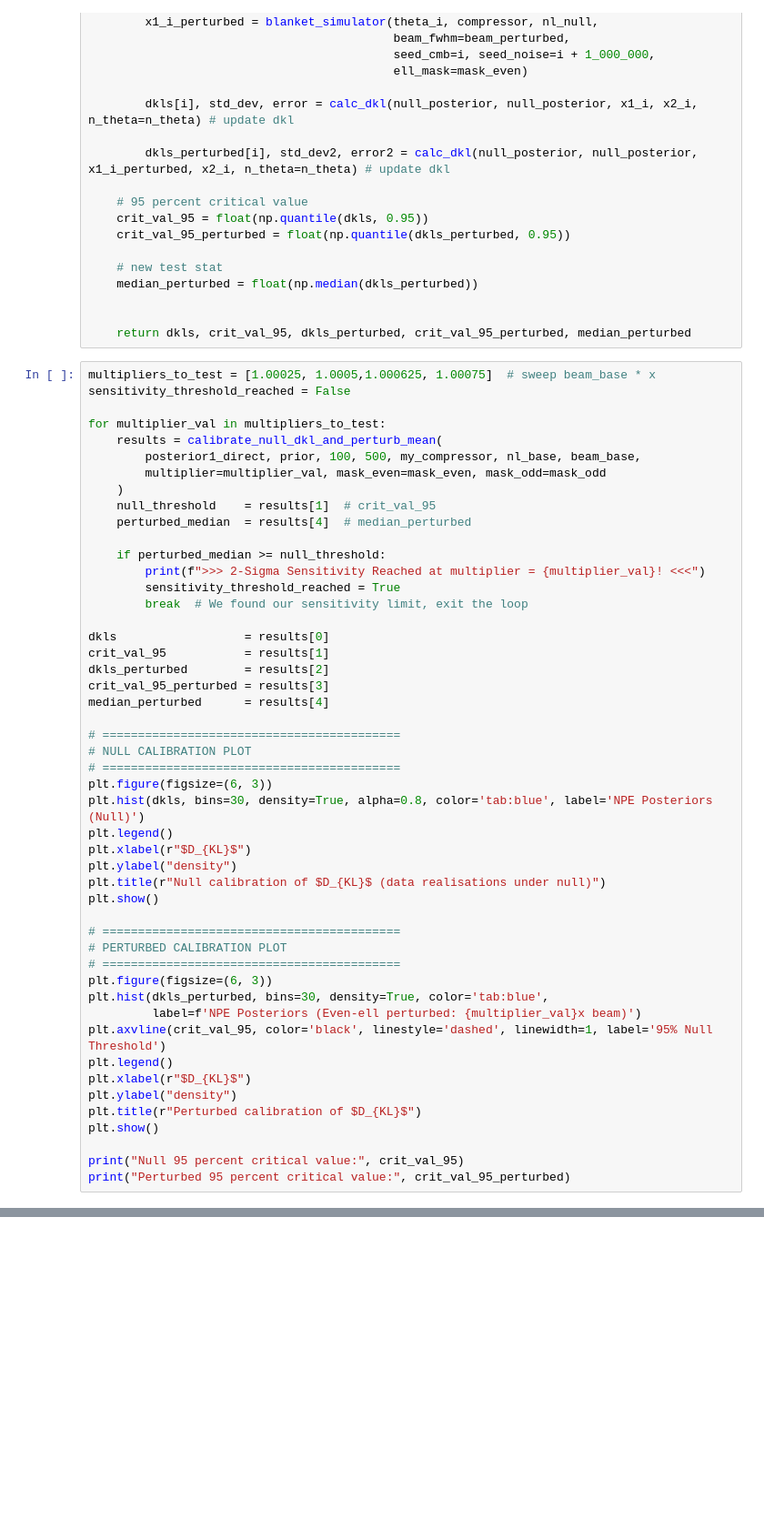
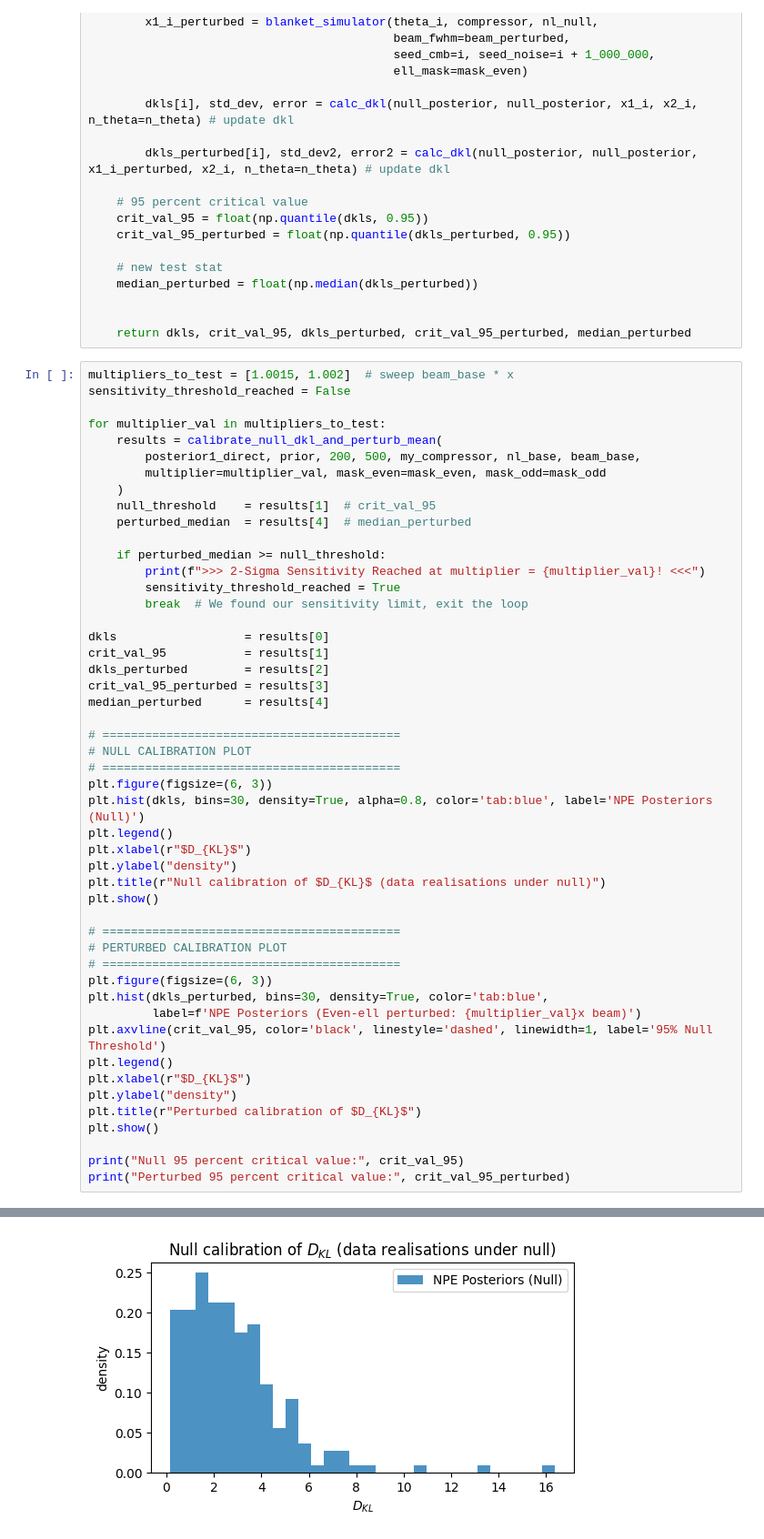
Before and after one commit to jayvasireddy/Part-III-Research-Project, a Jupyter notebook: CMB_Test_Beam_Miscalibration_Odd_Even_Split.ipynb, the cells around one changed output, grey strips where cells are left out. Shown at 91% size. Cells and saved outputs as stored; diff of their text form; blank space fills up the shorter version.

```diff
--- a/CMB_Test_Beam_Miscalibration_Odd_Even_Split.ipynb
+++ b/CMB_Test_Beam_Miscalibration_Odd_Even_Split.ipynb
@@ -775,12 +809,12 @@ def calibrate_null_dkl_and_perturb_mean(null_posterior, prior, N, n_theta, compr
 
     return dkls, crit_val_95, dkls_perturbed, crit_val_95_perturbed, median_perturbed
 # %%
-multipliers_to_test = [1.00025, 1.0005,1.000625, 1.00075]  # sweep beam_base * x
+multipliers_to_test = [1.0015, 1.002]  # sweep beam_base * x
 sensitivity_threshold_reached = False
 
 for multiplier_val in multipliers_to_test:
     results = calibrate_null_dkl_and_perturb_mean(
-        posterior1_direct, prior, 100, 500, my_compressor, nl_base, beam_base,
+        posterior1_direct, prior, 200, 500, my_compressor, nl_base, beam_base,
         multiplier=multiplier_val, mask_even=mask_even, mask_odd=mask_odd
     )
     null_threshold    = results[1]  # crit_val_95
@@ -823,3 +857,4 @@ plt.show()
 
 print("Null 95 percent critical value:", crit_val_95)
 print("Perturbed 95 percent critical value:", crit_val_95_perturbed)
+# %% [output]
@@ -825,0 +866 @@ print("Perturbed 95 percent critical value:", crit_val_95_perturbed)
+[figure, added]
```
Also changed, not shown: parts of 19 cells of this notebook, 2 other files.
